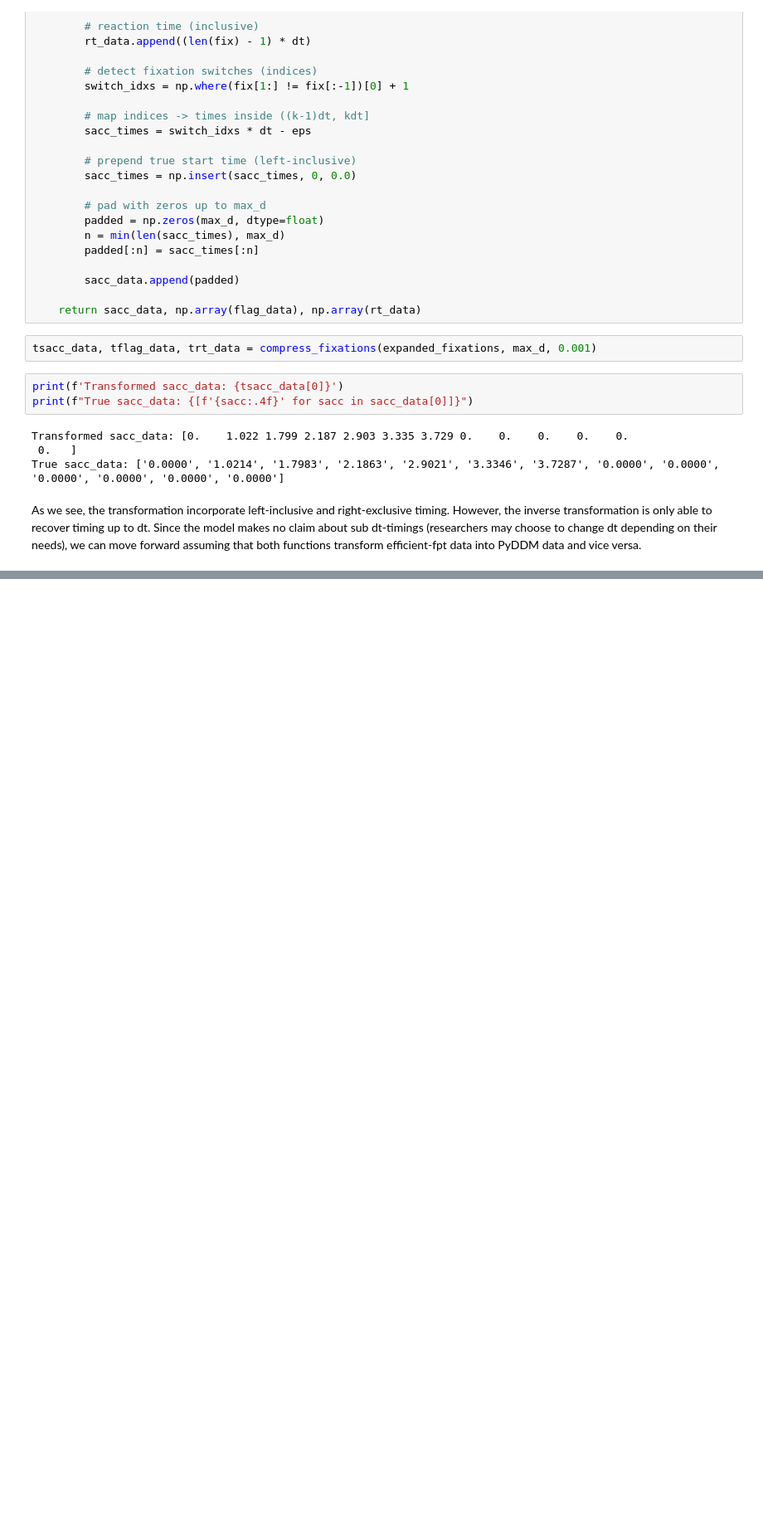
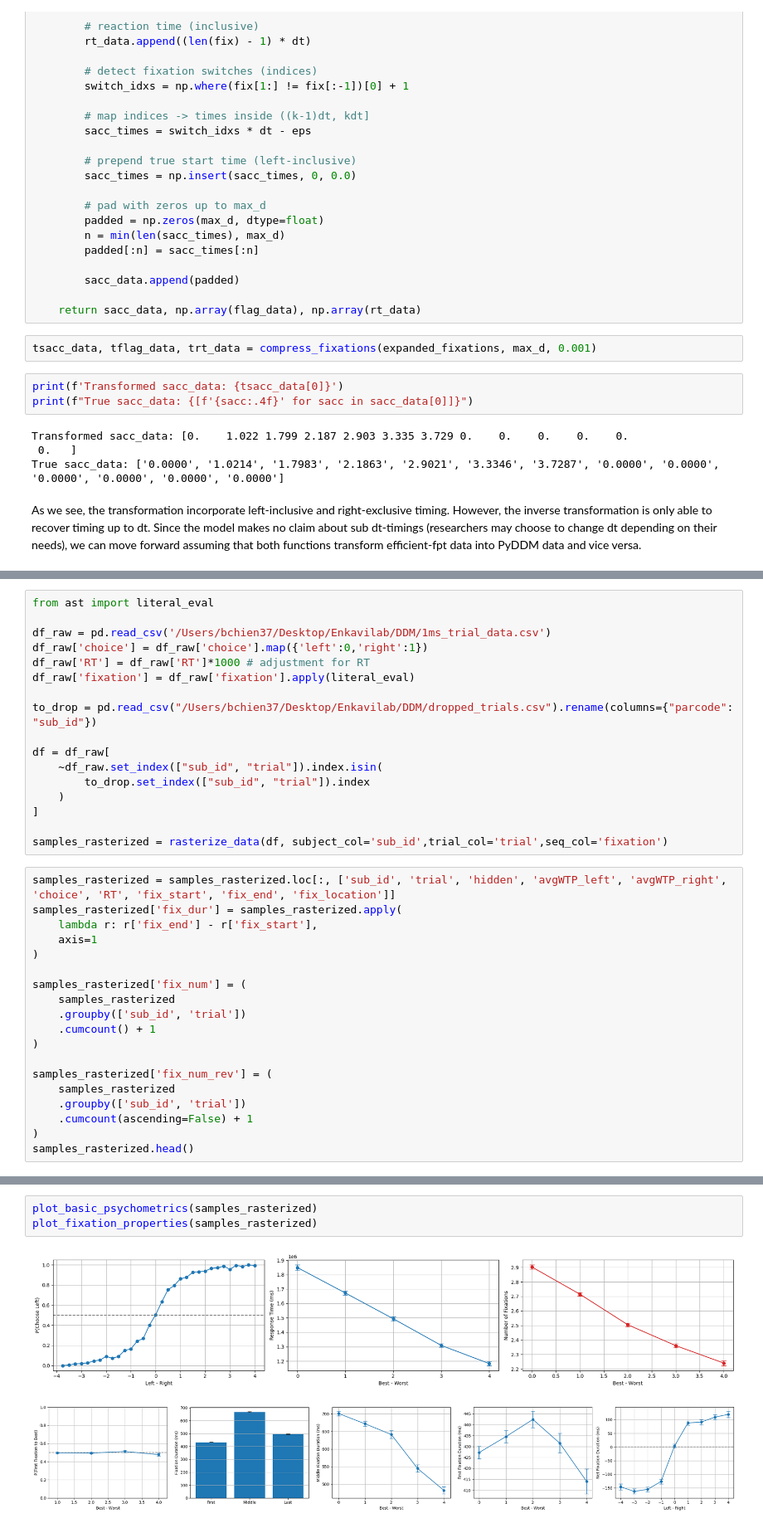
Before and after one commit to Hehesh/efficient-fpt, a Jupyter notebook: mia.ipynb, the cells around one changed output, grey strips where cells are left out. Shown at 83% size. Drawn from its saved outputs; the diff is of its cells as text; blank space fills up the shorter version.

```diff
--- a/mia.ipynb
+++ b/mia.ipynb
@@ -168,0 +248,36 @@ As we see, the transformation incorporate left-inclusive and right-exclusive tim
+# %%
+from ast import literal_eval
+
+df_raw = pd.read_csv('/Users/bchien37/Desktop/Enkavilab/DDM/1ms_trial_data.csv')
+df_raw['choice'] = df_raw['choice'].map({'left':0,'right':1})
+df_raw['RT'] = df_raw['RT']*1000 # adjustment for RT
+df_raw['fixation'] = df_raw['fixation'].apply(literal_eval)
+
+to_drop = pd.read_csv("/Users/bchien37/Desktop/Enkavilab/DDM/dropped_trials.csv").rename(columns={"parcode": "sub_id"})
+
+df = df_raw[
+    ~df_raw.set_index(["sub_id", "trial"]).index.isin(
+        to_drop.set_index(["sub_id", "trial"]).index
+    )
+]
+
+samples_rasterized = rasterize_data(df, subject_col='sub_id',trial_col='trial',seq_col='fixation')
+# %%
+samples_rasterized = samples_rasterized.loc[:, ['sub_id', 'trial', 'hidden', 'avgWTP_left', 'avgWTP_right', 'choice', 'RT', 'fix_start', 'fix_end', 'fix_location']]
+samples_rasterized['fix_dur'] = samples_rasterized.apply(
+    lambda r: r['fix_end'] - r['fix_start'],
+    axis=1
+)
+
+samples_rasterized['fix_num'] = (
+    samples_rasterized
+    .groupby(['sub_id', 'trial'])
+    .cumcount() + 1
+)
+
+samples_rasterized['fix_num_rev'] = (
+    samples_rasterized
+    .groupby(['sub_id', 'trial'])
+    .cumcount(ascending=False) + 1
+)
+samples_rasterized.head()
@@ -168,0 +298,6 @@ As we see, the transformation incorporate left-inclusive and right-exclusive tim
+# %%
+plot_basic_psychometrics(samples_rasterized)
+plot_fixation_properties(samples_rasterized)
+# %% [output]
+[figure, added]
+[figure, added]
```
Also changed, not shown: parts of 14 cells of this notebook, 1 other file.
